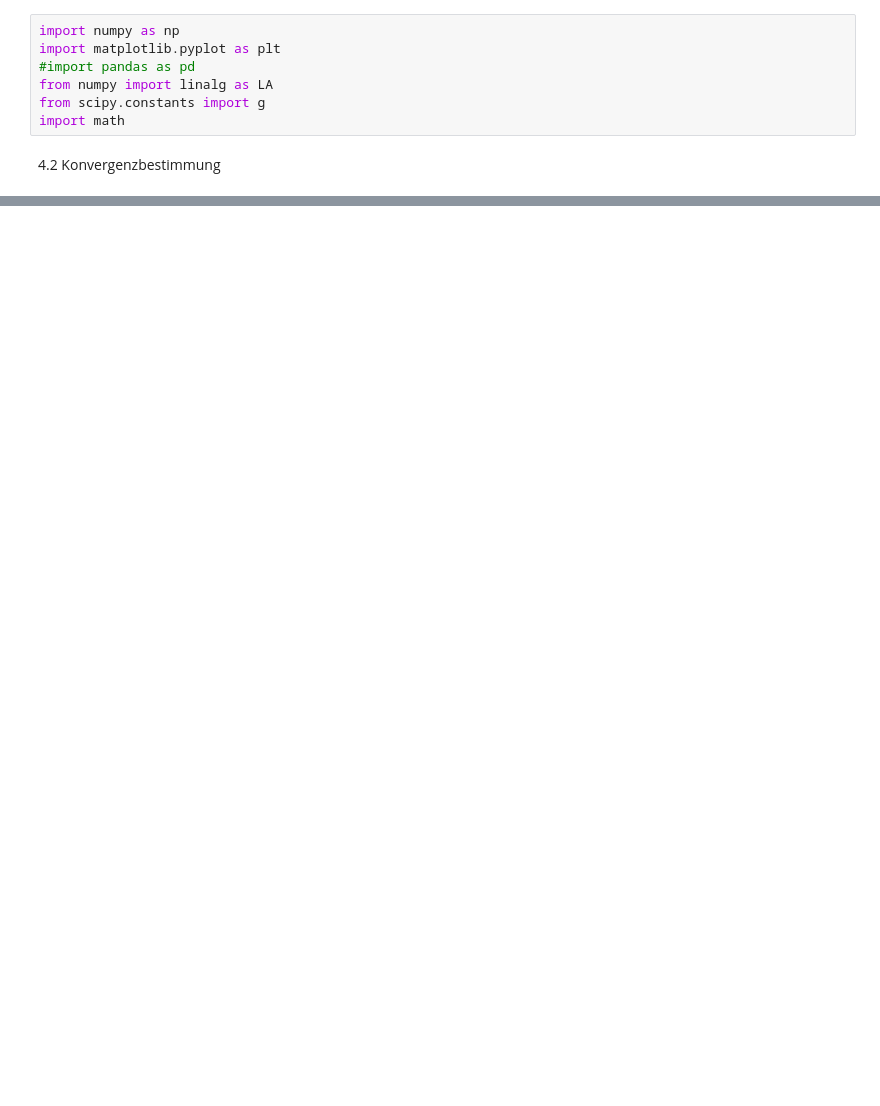
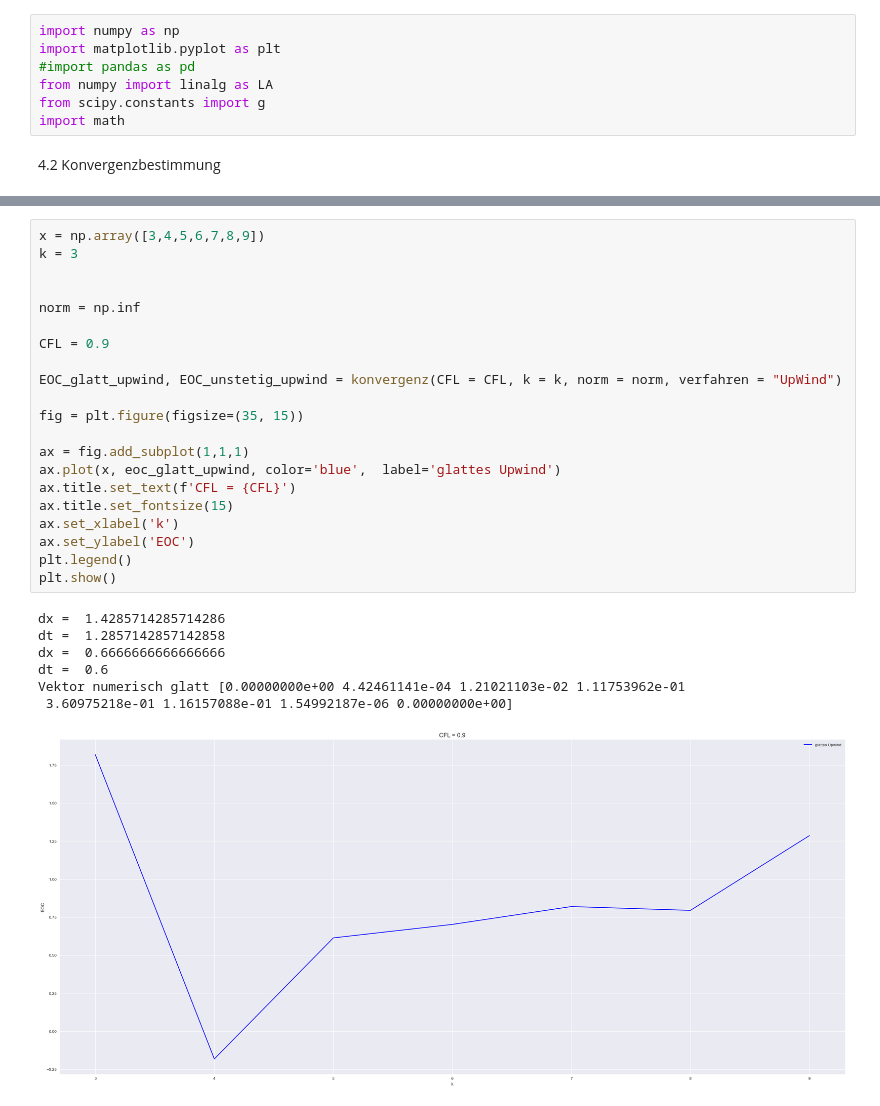
Before and after one commit to Javiermateor/Flachwassergleichung, a Jupyter notebook: HA4.ipynb, the cells around one changed output, grey strips where cells are left out. Cells and saved outputs as stored; diff of their text form; blank space fills up the shorter version.

```diff
--- a/HA4.ipynb
+++ b/HA4.ipynb
@@ -187,0 +212,29 @@ plt.show()
+# %%
+x = np.array([3,4,5,6,7,8,9])
+k = 3
+
+
+norm = np.inf
+
+CFL = 0.9
+
+EOC_glatt_upwind, EOC_unstetig_upwind = konvergenz(CFL = CFL, k = k, norm = norm, verfahren = "UpWind")
+
+fig = plt.figure(figsize=(35, 15))
+
+ax = fig.add_subplot(1,1,1)
+ax.plot(x, eoc_glatt_upwind, color='blue',  label='glattes Upwind')
+ax.title.set_text(f'CFL = {CFL}')
+ax.title.set_fontsize(15)
+ax.set_xlabel('k')
+ax.set_ylabel('EOC')
+plt.legend()
+plt.show()
+# %% [output]
+dx =  1.4285714285714286
+dt =  1.2857142857142858
+dx =  0.6666666666666666
+dt =  0.6
+Vektor numerisch glatt [0.00000000e+00 4.42461141e-04 1.21021103e-02 1.11753962e-01
+ 3.60975218e-01 1.16157088e-01 1.54992187e-06 0.00000000e+00]
+[figure, added]
```
Also changed, not shown: parts of 3 cells of this notebook.
